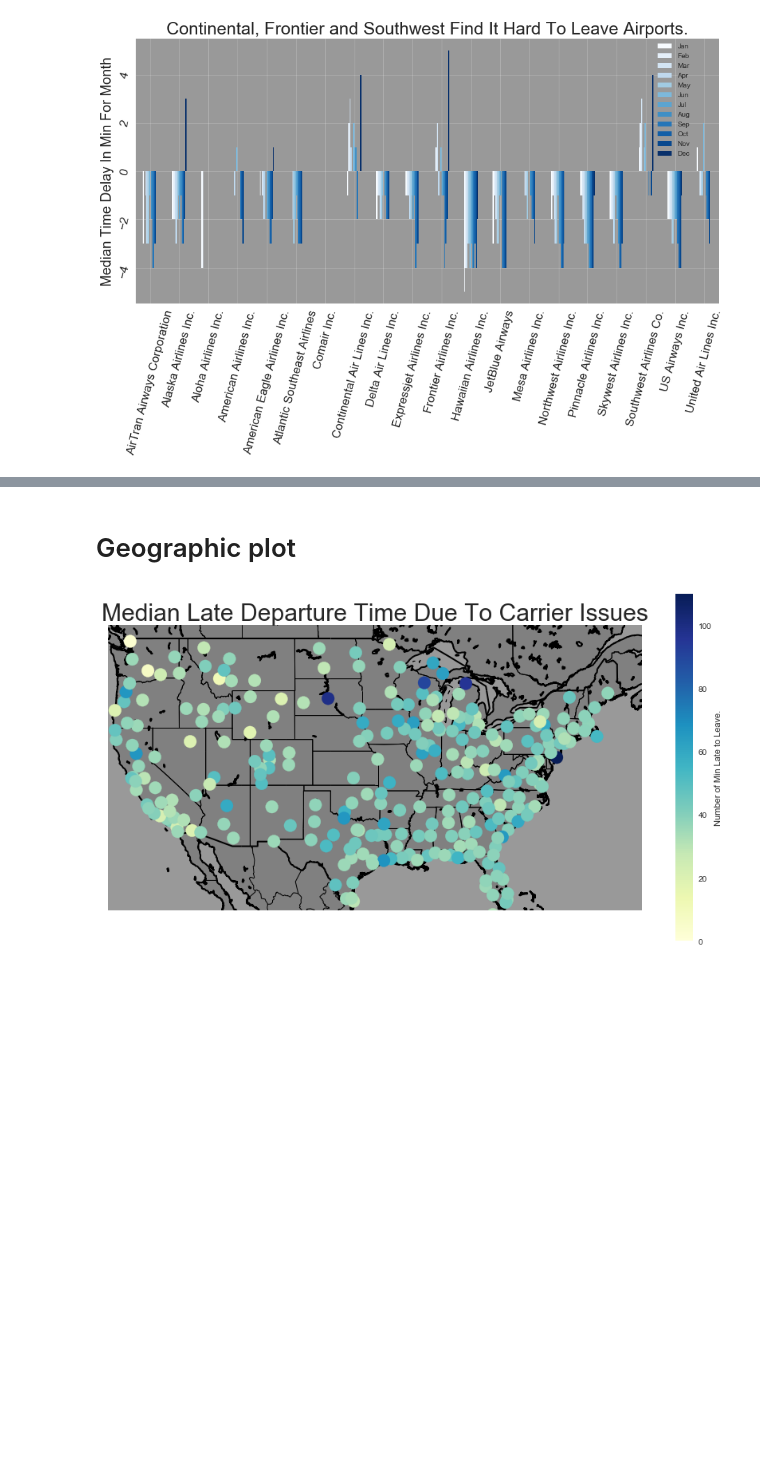
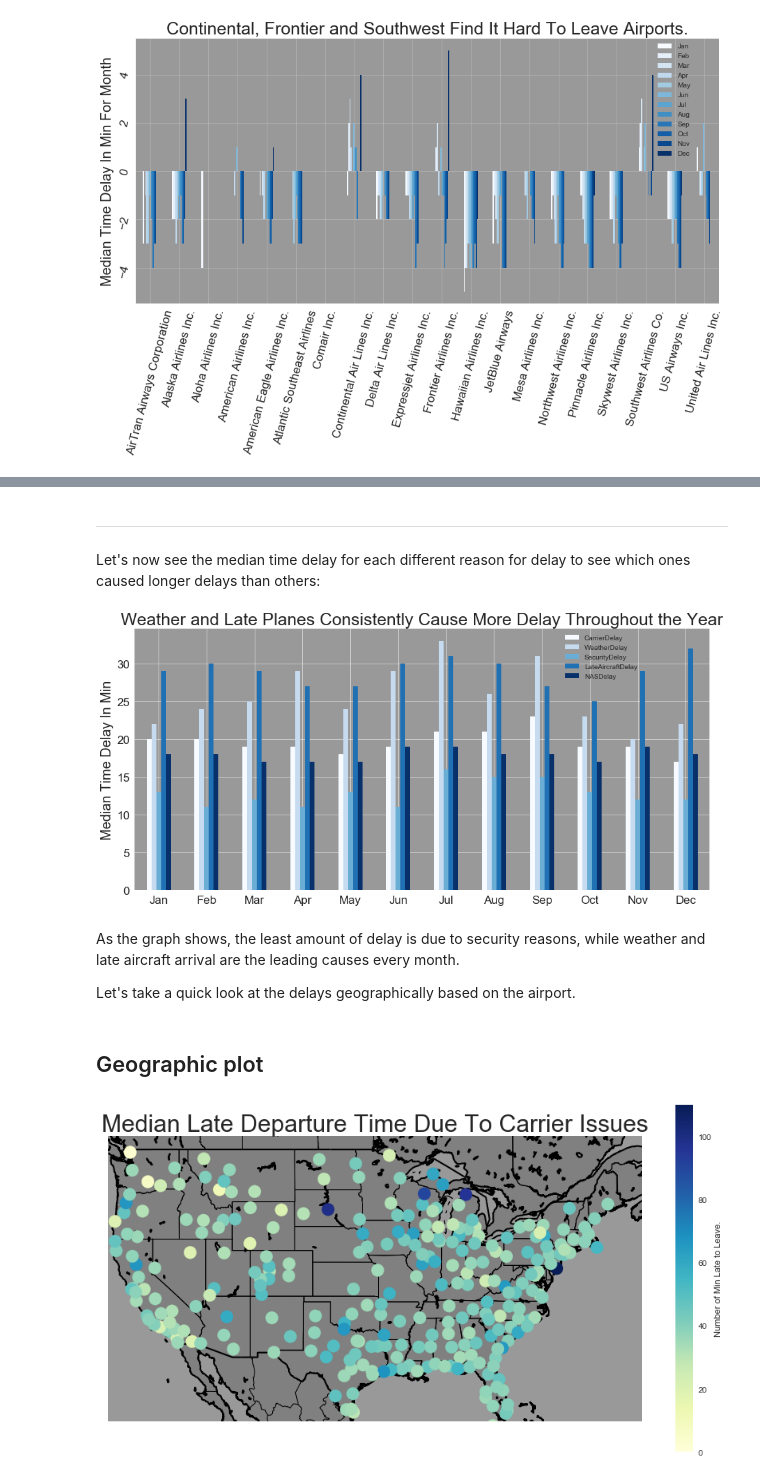
Before and after one commit to matthewswogger/group_project, a Jupyter notebook: HW #2 Intro to Viz.ipynb, the cells around one changed output, grey strips where cells are left out. Saved outputs shown, nothing was run; the diff lists cells and outputs as text; code cells hidden in the pictures; blank space fills up the shorter version.

```diff
--- a/HW #2 Intro to Viz.ipynb
+++ b/HW #2 Intro to Viz.ipynb
@@ -315,0 +320,3 @@ After Taking a Look at the Cancellations and Delays for the year of 2008 I can c
+# %% [markdown]
+<hr>
+Let's now see the median time delay for each different reason for delay to see which ones caused longer delays than others:
@@ -316,5 +329,25 @@ After Taking a Look at the Cancellations and Delays for the year of 2008 I can c
+# %%
+median_delay_carrier = carrierDelay_df["CarrierDelay"].groupby(df.Month).median()
+median_delay_weather = weatherDelay_df["WeatherDelay"].groupby(df.Month).median()
+median_delay_security = securityDelay_df["SecurityDelay"].groupby(df.Month).median()
+median_delay_lateplane = latePlaneDelay_df["LateAircraftDelay"].groupby(df.Month).median()
+median_delay_nas = NASDelay_df["NASDelay"].groupby(df.Month).median()
+
+median_delay_all = pd.concat([median_delay_carrier,median_delay_weather,median_delay_security,
+                              median_delay_lateplane,median_delay_nas], axis = 1)
+# %%
+plotfunction(median_delay_all, y_label='Median Time Delay In Min', x_labels = m, l = (.885,1),
+        title='Weather and Late Planes Consistently Cause More Delay Throughout the Year',
+             simple = False)
+plt.show()
+# %% [output]
+[figure, added]
+# %% [markdown]
+As the graph shows, the least amount of delay is due to security reasons, while weather and late aircraft arrival are the leading causes every month.
+
+Let's take a quick look at the delays geographically based on the airport.
 # %% [markdown]
-# Geographic plot
+## Geographic plot
 # %%
 d = df[['ArrDelay', 'DepDelay', 'origin_airport', 'origin_lat',
         'origin_long', 'dest_airport', 'dest_lat', 'dest_long']]
```
Also changed, not shown: parts of 19 cells of this notebook.
